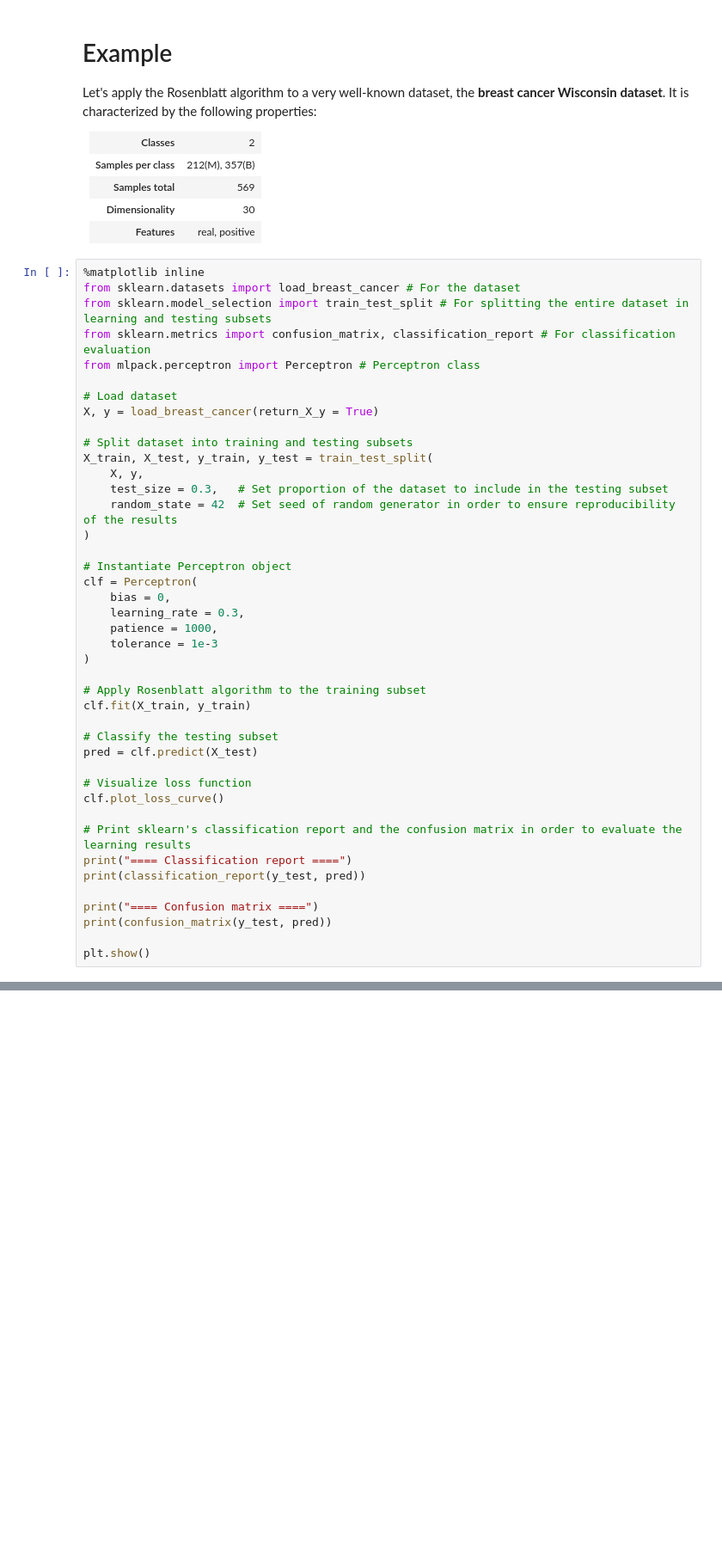
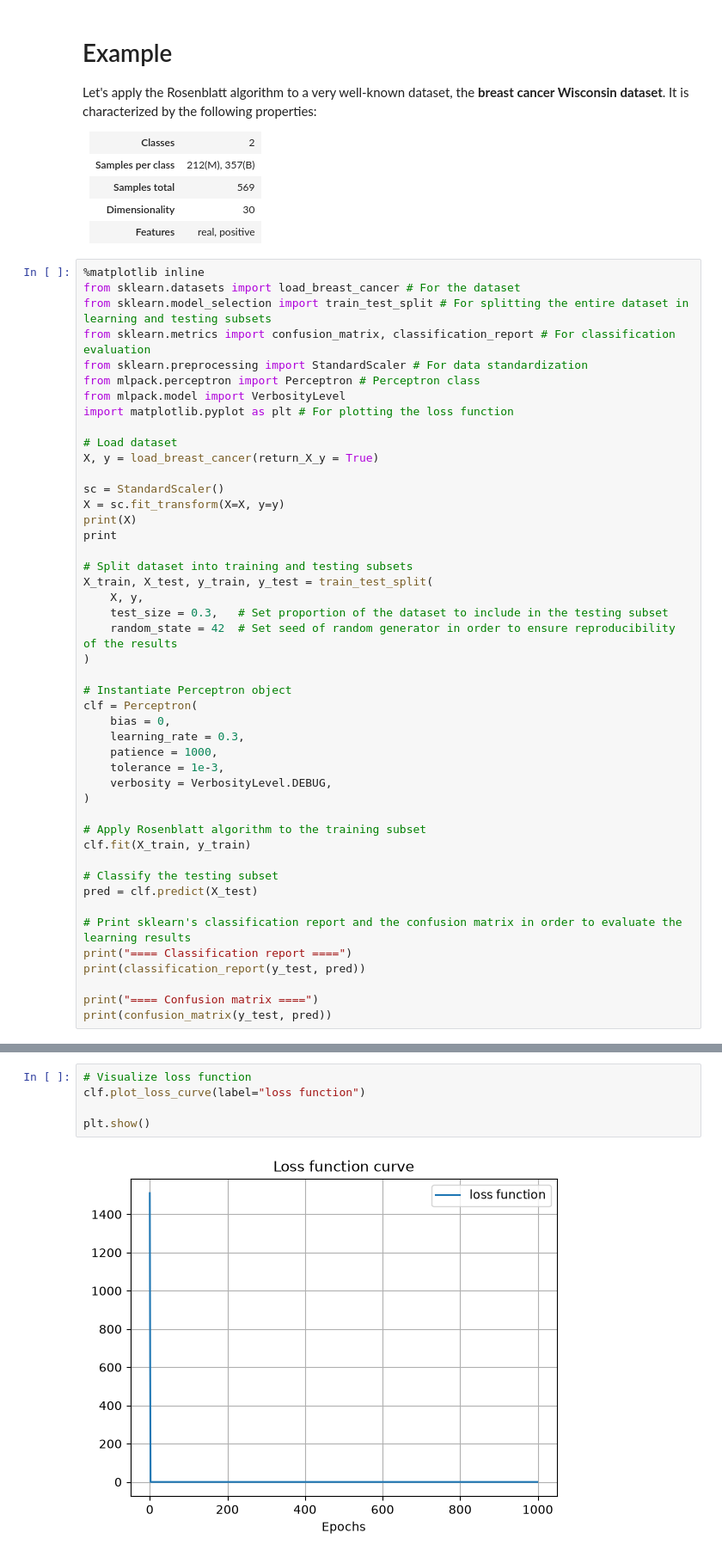
Before and after one commit to Fcp-GitHub/mlpack, a Jupyter notebook: notes/perceptron.ipynb, the cells around one changed output, grey strips where cells are left out. Shown at 86% size. Saved outputs shown, nothing was run; the diff lists cells and outputs as text; blank space fills up the shorter version.

```diff
--- a/notes/perceptron.ipynb
+++ b/notes/perceptron.ipynb
@@ -49,10 +49,18 @@ Let's apply the Rosenblatt algorithm to a very well-known dataset, the **breast
 from sklearn.datasets import load_breast_cancer # For the dataset
 from sklearn.model_selection import train_test_split # For splitting the entire dataset in learning and testing subsets
 from sklearn.metrics import confusion_matrix, classification_report # For classification evaluation
+from sklearn.preprocessing import StandardScaler # For data standardization
 from mlpack.perceptron import Perceptron # Perceptron class
+from mlpack.model import VerbosityLevel
+import matplotlib.pyplot as plt # For plotting the loss function
 
 # Load dataset
 X, y = load_breast_cancer(return_X_y = True)
+
+sc = StandardScaler()
+X = sc.fit_transform(X=X, y=y)
+print(X)
+print
 
 # Split dataset into training and testing subsets
 X_train, X_test, y_train, y_test = train_test_split(
@@ -66,7 +74,8 @@ clf = Perceptron(
     bias = 0,
     learning_rate = 0.3,
     patience = 1000,
-    tolerance = 1e-3
+    tolerance = 1e-3,
+    verbosity = VerbosityLevel.DEBUG,
 )
 
 # Apply Rosenblatt algorithm to the training subset
@@ -75,15 +84,10 @@ clf.fit(X_train, y_train)
 # Classify the testing subset
 pred = clf.predict(X_test)
 
-# Visualize loss function
-clf.plot_loss_curve()
-
 # Print sklearn's classification report and the confusion matrix in order to evaluate the learning results
 print("==== Classification report ====")
 print(classification_report(y_test, pred))
 
 print("==== Confusion matrix ====")
 print(confusion_matrix(y_test, pred))
-
-plt.show()
 # %% [output]
@@ -95,3 +124,10 @@ TypeError: only integer scalar arrays can be converted to a scalar index
+# %%
+# Visualize loss function
+clf.plot_loss_curve(label="loss function")
+
+plt.show()
+# %% [output]
+[figure, added]
 # %% [markdown]
 # Resources
 <a id='resources'></a>
```
Also changed, not shown: parts of 4 cells of this notebook, 6 other files.
